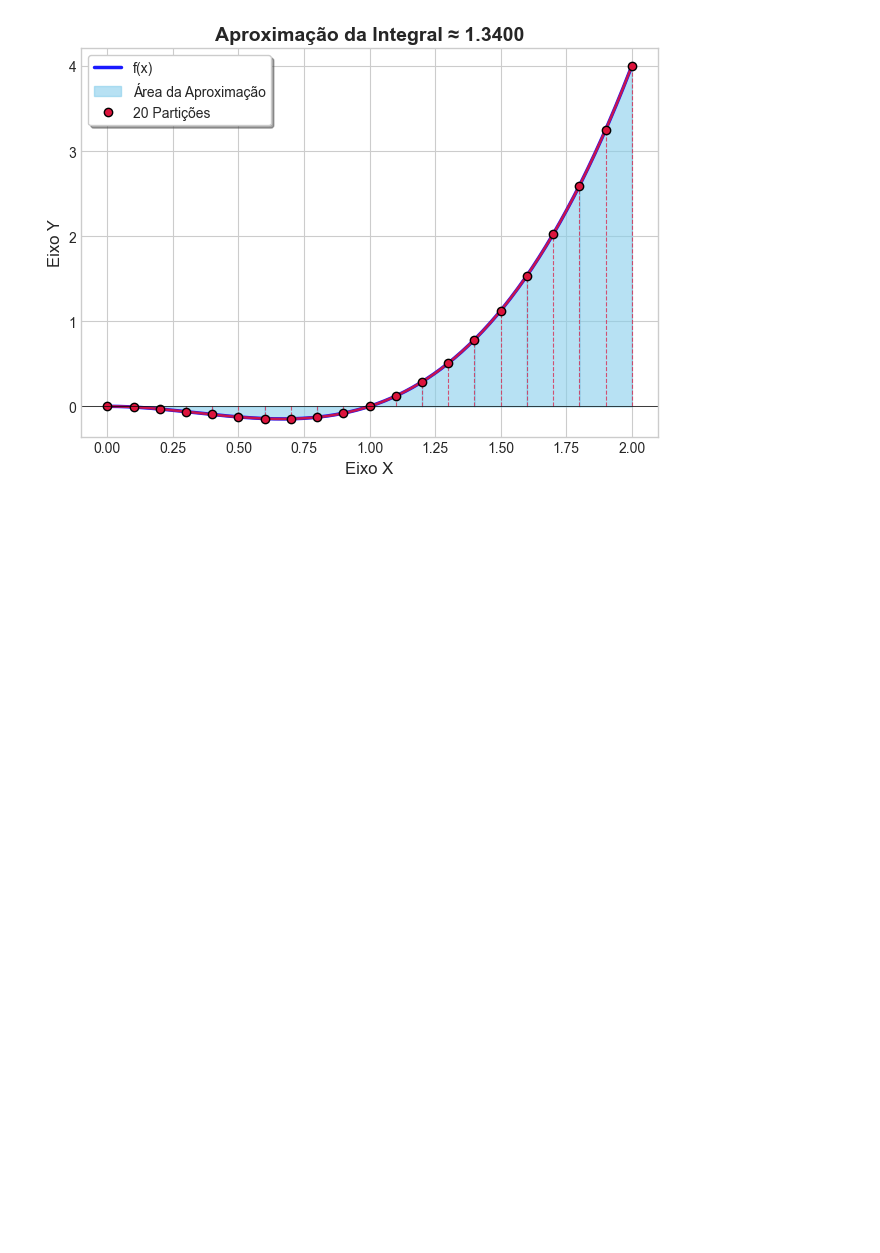
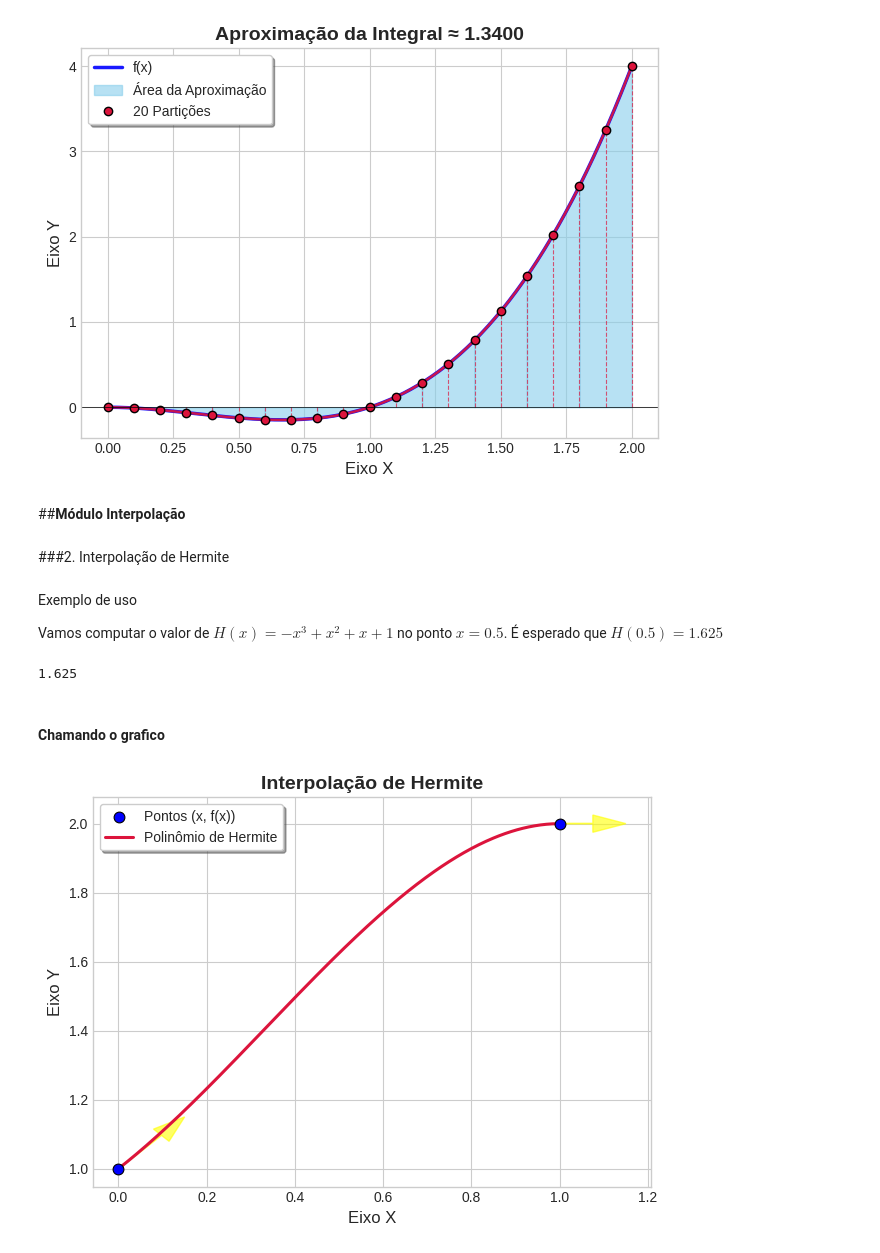
Before and after one commit to lazyluca/CB2325NumericaG8, a Jupyter notebook: notebook/notebook.ipynb, the cells around one changed output. Drawn from its saved outputs; the diff is of its cells as text; code cells hidden in the pictures; blank space fills up the shorter version.

```diff
--- a/notebook/notebook.ipynb
+++ b/notebook/notebook.ipynb
@@ -445,3 +449,29 @@ valor_area = integral(f, a, b, n=subdivisoes)
 grafico_simpson(f, a, b, s=pontos_curva, area=valor_area, n=20)
 # %% [output]
 [figure]
+# %% [markdown]
+##**Módulo Interpolação**
+# %% [markdown]
+###2. Interpolação de Hermite
+# %% [markdown]
+Exemplo de uso
+
+Vamos computar o valor de $H(x) = -x^3 + x^2 + x + 1$ no ponto $x = 0.5$. É esperado que $H(0.5) = 1.625$
+# %%
+from cb2325numericag8.interpolacao.interpolador_hermite import InterpoladorHermite
+
+vetorx = [0, 1]
+vetory = [1, 2]
+vetory_deriv = [1, 0]
+
+p = InterpoladorHermite(vetorx, vetory, vetory_deriv)
+
+print(p(0.5))
+# %% [output]
+1.625
+# %% [markdown]
+#### Chamando o grafico
+# %%
+p.grafico()
+# %% [output]
+[figure, added]
```
Also changed, not shown: parts of 1 cell of this notebook, 1 other file.
